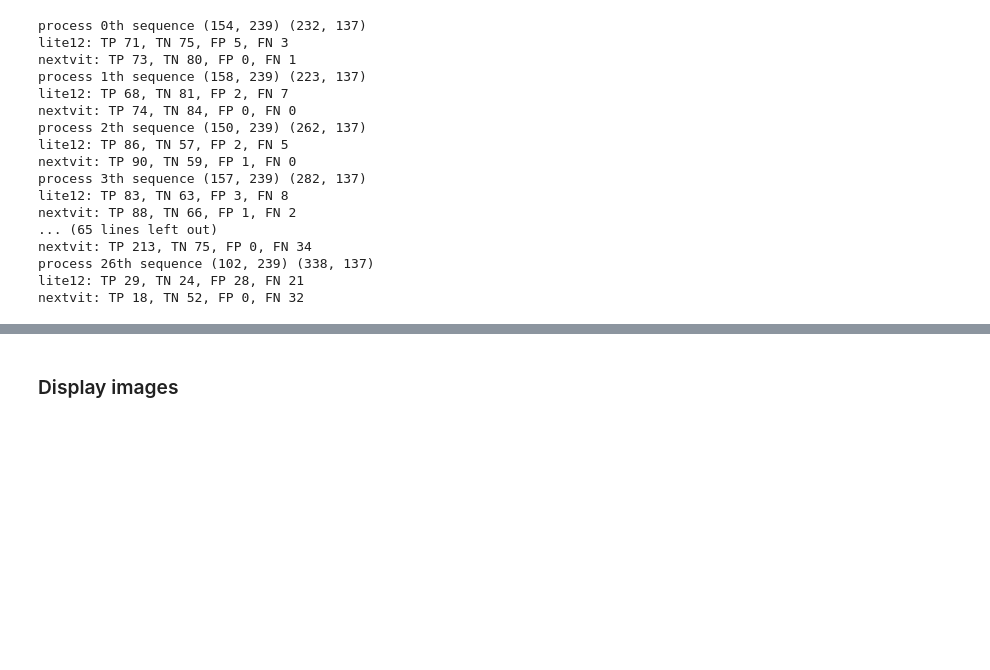
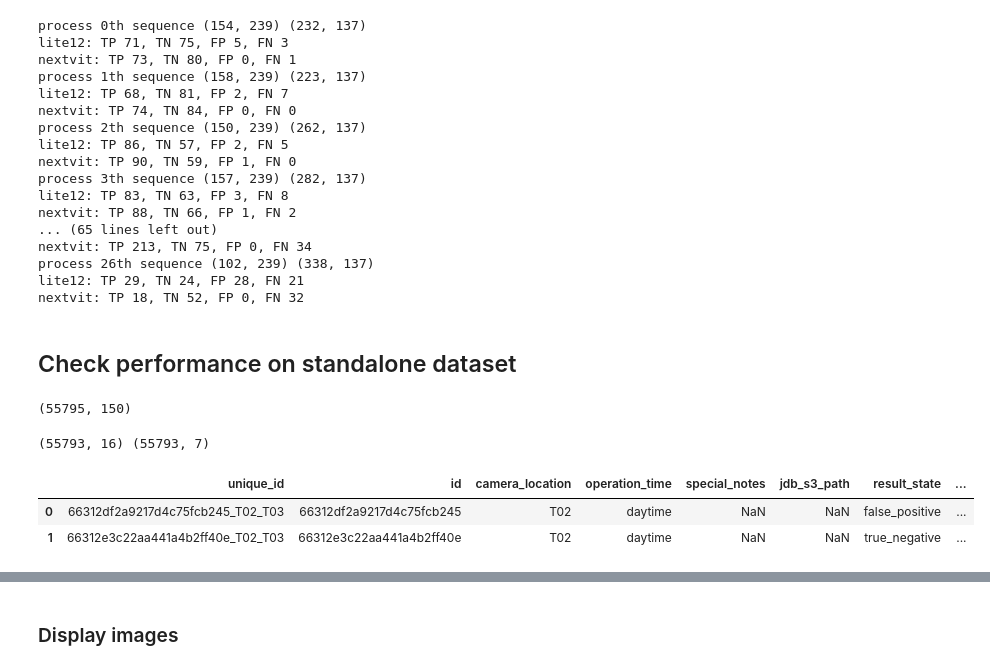
Before and after one commit to liyubrt/notebooks, a Jupyter notebook: dust_analysis_halo/dust_analysis.ipynb, the cells around one changed output, grey strips where cells are left out. Drawn from its saved outputs; the diff is of its cells as text; code cells hidden in the pictures; blank space fills up the shorter version.

```diff
--- a/dust_analysis_halo/dust_analysis.ipynb
+++ b/dust_analysis_halo/dust_analysis.ipynb
@@ -217,3 +224,44 @@ nextvit: TP 213, TN 75, FP 0, FN 34
 process 26th sequence (102, 239) (338, 137)
 lite12: TP 29, TN 24, FP 28, FN 21
 nextvit: TP 18, TN 52, FP 0, FN 32
+# %% [markdown]
+## Check performance on standalone dataset
+# %%
+# root_dir = '/data/jupiter/li.yu/data'
+root_dir = '/data/jupiter/datasets/'
+# root_dir = '/data2/jupiter/datasets/'
+# root_dir = '/data2/jupiter/datasets/rev1_ask_ben_cline_before_deleting'
+dataset = 'halo_failure_case_of_box_in_dust'
+# dataset = 'humans_on_path_test_set_2023_v15_anno'
+# dataset = 'halo_vehicles_driving_through_dust_images_nodust_reserved_labeled'
+# csv = os.path.join(root_dir, dataset, 'master_annotations_mhc.csv')
+csv = os.path.join(root_dir, dataset, 'master_annotations.csv')
+converters = {"label_map": ast.literal_eval, "label_counts": ast.literal_eval}
+df = pd.read_csv(csv, converters=converters)
+df.shape
+# %% [output]
+(55795, 150)
+# %%
+def read_csvs(pred_root_dir, model, labeled_dataset):
+    pred_df = pd.read_csv(os.path.join(pred_root_dir, model, labeled_dataset, 'output.csv'))
+    if not 'state' in pred_df:
+        pred_df['state'] = pred_df['result_state']
+    dust_df = pd.read_csv(os.path.join(pred_root_dir, model, labeled_dataset, 'dust_ratio.csv'))
+    print(pred_df.shape, dust_df.shape)
+    return pred_df, dust_df
+# %%
+pred_root_dir = '/data/jupiter/li.yu/exps/driveable_terrain_model/'
+# model = 'v511rd_7cls_ft_dustaugonhuman_0908_v481_dusthead_0917'
+# model = 'v81_80k_maxfov_iwtv_kore_0423_v81_dust_0430'
+model = 'v81_80k_maxfov_wn_ft_kore_0430_v81_dust_0501'
+
+# load pred and dust df
+pred_df, dust_df = read_csvs(pred_root_dir, model, dataset)
+# %% [output]
+(55793, 16) (55793, 7)
+# %%
+pred_df.head(2)
+# %% [output]
+|  | unique_id | id | camera_location | operation_time | special_notes | jdb_s3_path | result_state | ... |
+| 0 | 66312df2a9217d4c75fcb245_T02_T03 | 66312df2a9217d4c75fcb245 | T02 | daytime | NaN | NaN | false_positive | ... |
+| 1 | 66312e3c22aa441a4b2ff40e_T02_T03 | 66312e3c22aa441a4b2ff40e | T02 | daytime | NaN | NaN | true_negative | ... |
```
Also changed, not shown: parts of 19 cells of this notebook, 1 other file.
